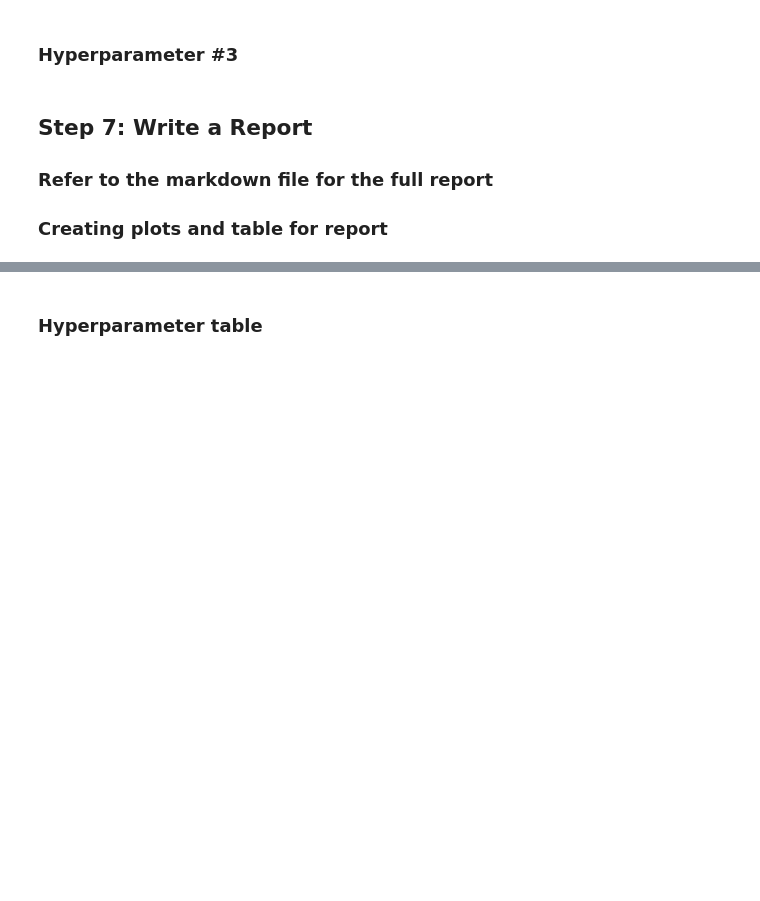
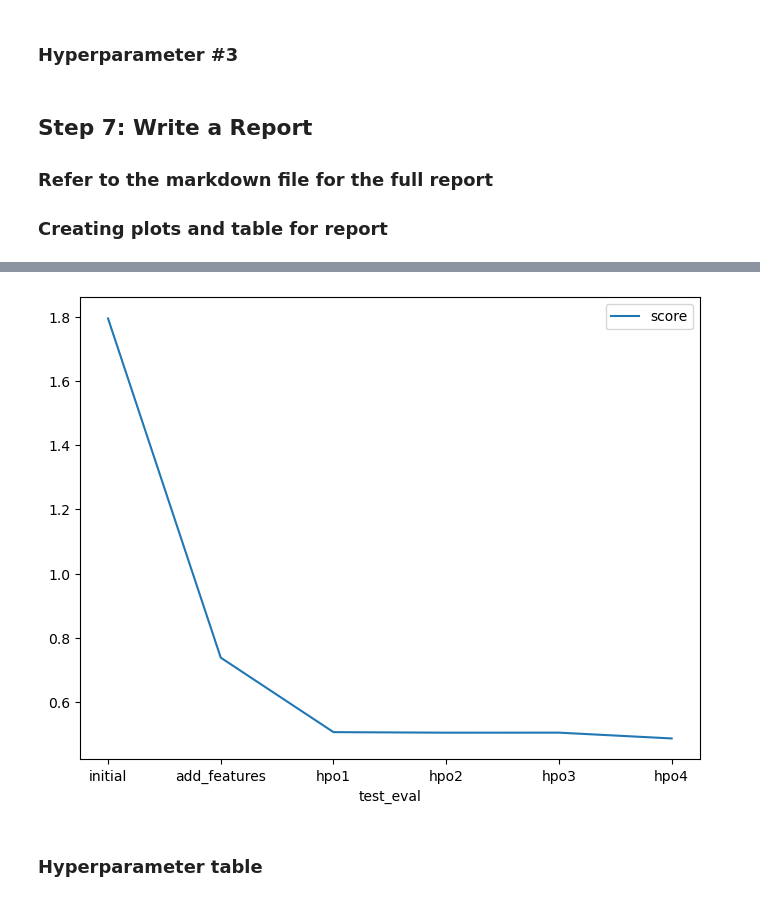
Before and after one commit to emugabi/cd0385-bike-sharing-demand-submission, a Jupyter notebook: project/project-template.ipynb, the cells around one changed output, grey strips where cells are left out. Saved outputs shown, nothing was run; the diff lists cells and outputs as text; code cells hidden in the pictures; blank space fills up the shorter version.

```diff
--- a/project/project-template.ipynb
+++ b/project/project-template.ipynb
@@ -603,12 +641,14 @@ fig.savefig('model_train_score.png')
 # %%
 # Take the 3 kaggle scores and creating a line plot to show improvement
 fig = pd.DataFrame(
     {
-        "test_eval": ["initial", "add_features", "hpo1", "hpo2", "hpo3"],
-        "score": [1.79553, 0.73774, 0.50556, 0.50382, 0.50393 ]
+        "test_eval": ["initial", "add_features", "hpo1", "hpo2", "hpo3", "hpo4"],
+        "score": [1.79553, 0.73774, 0.50556, 0.50382, 0.50393, 0.48588 ]
     }
 ).plot(x="test_eval", y="score", figsize=(8, 6)).get_figure()
-fig.savefig('model_test_score.png')
+fig.savefig('img/model_test_score.png')
+# %% [output]
+[figure, added]
 # %% [markdown]
 ### Hyperparameter table
 # %%
```
Also changed, not shown: parts of 27 cells of this notebook, 3 other files.
